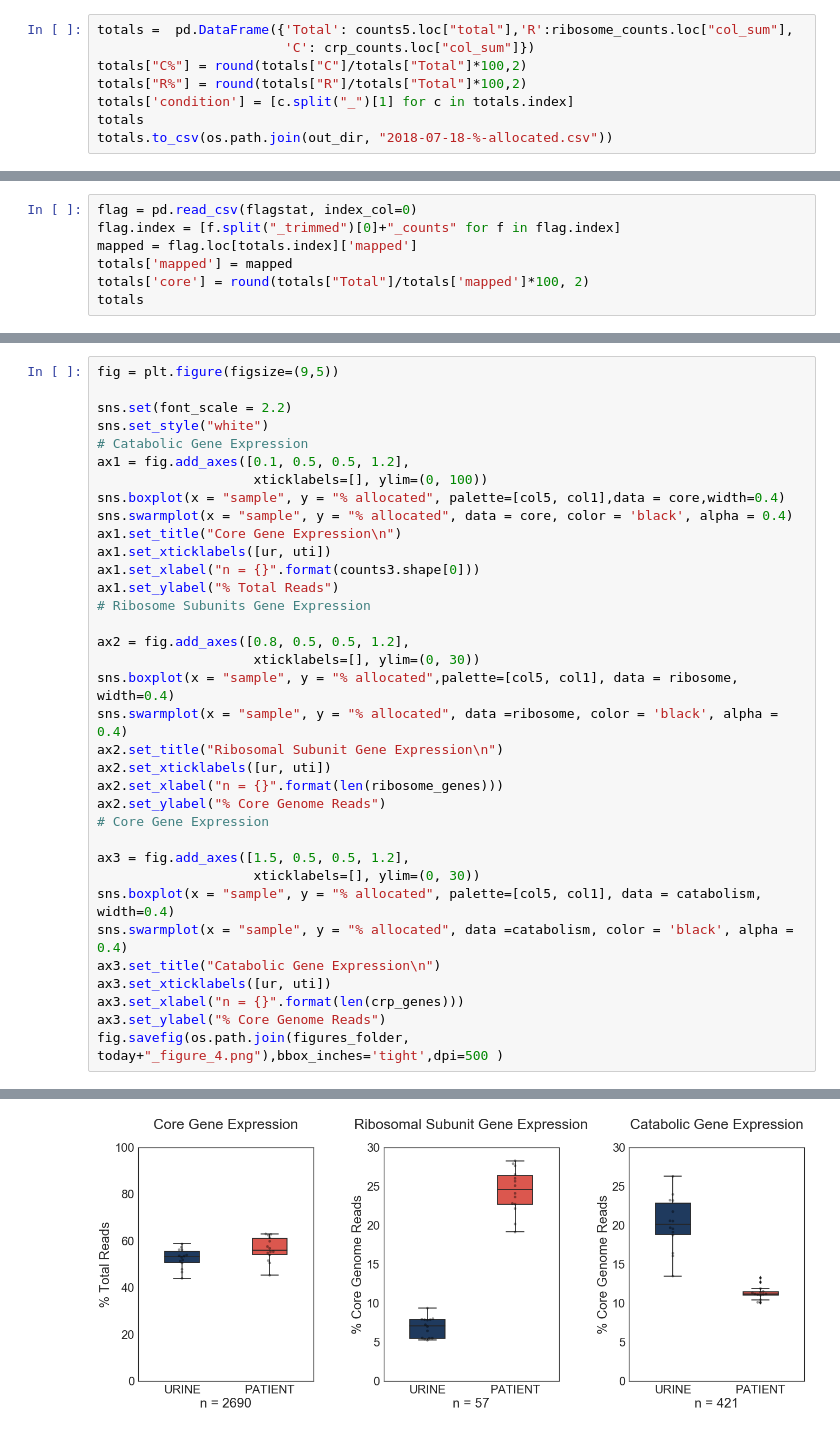
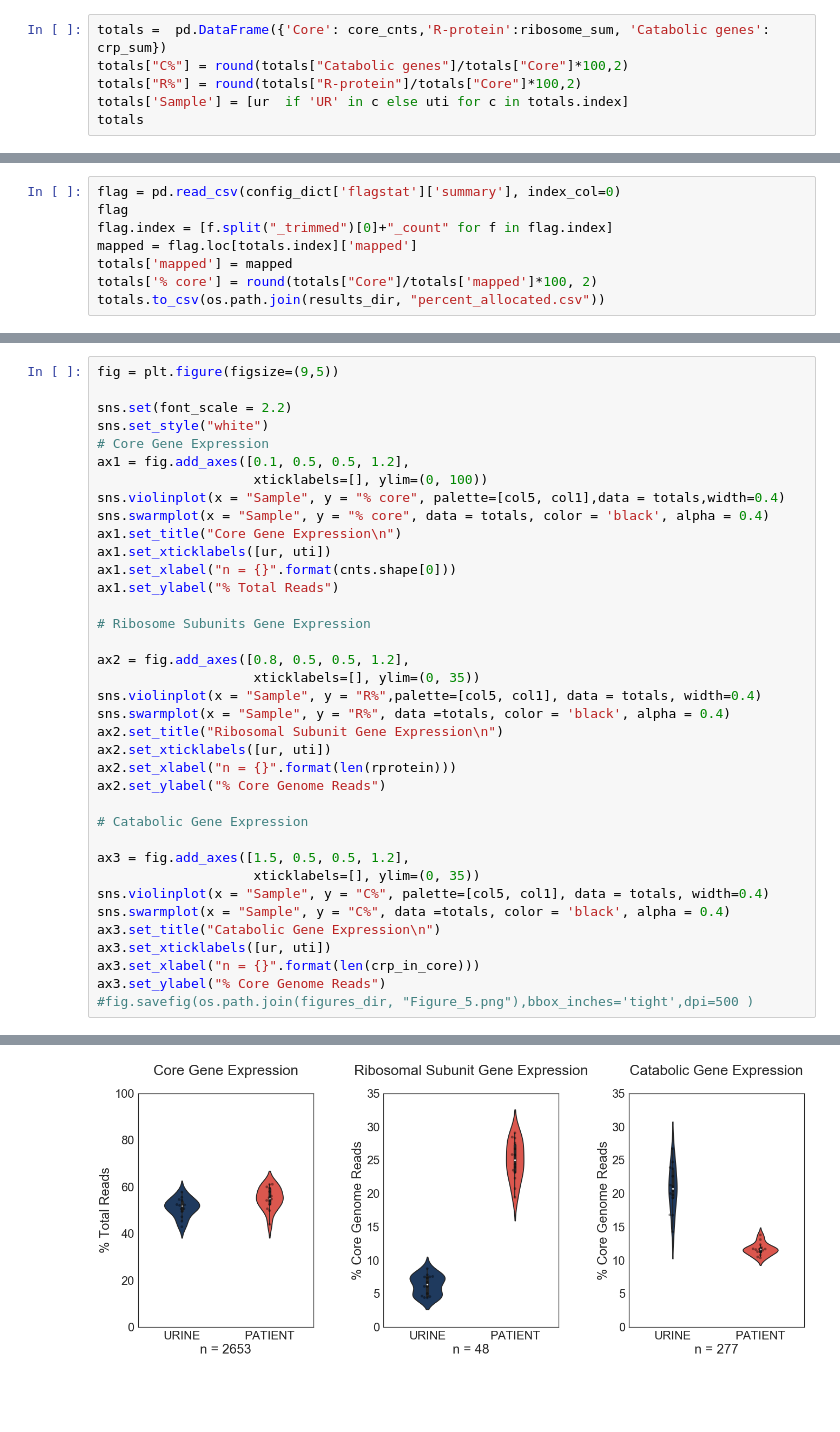
Before and after one commit to ASintsova/HUTI-RNAseq, a Jupyter notebook: analysis/resource_reallocation/resource_reallocation.ipynb, the cells around one changed output, grey strips where cells are left out. Saved outputs shown, nothing was run; the diff lists cells and outputs as text; blank space fills up the shorter version.

```diff
--- a/analysis/resource_reallocation/resource_reallocation.ipynb
+++ b/analysis/resource_reallocation/resource_reallocation.ipynb
@@ -120,8 +74,6 @@ Name: col_sum, dtype: float64
 # %%
-totals =  pd.DataFrame({'Total': counts5.loc["total"],'R':ribosome_counts.loc["col_sum"],
-                        'C': crp_counts.loc["col_sum"]})
-totals["C%"] = round(totals["C"]/totals["Total"]*100,2)
-totals["R%"] = round(totals["R"]/totals["Total"]*100,2)
-totals['condition'] = [c.split("_")[1] for c in totals.index]
+totals =  pd.DataFrame({'Core': core_cnts,'R-protein':ribosome_sum, 'Catabolic genes': crp_sum})
+totals["C%"] = round(totals["Catabolic genes"]/totals["Core"]*100,2)
+totals["R%"] = round(totals["R-protein"]/totals["Core"]*100,2)
+totals['Sample'] = [ur  if 'UR' in c else uti for c in totals.index]
 totals
-totals.to_csv(os.path.join(out_dir, "2018-07-18-%-allocated.csv"))
@@ -134,7 +98,8 @@ array([<matplotlib.axes._subplots.AxesSubplot object at 0x...>,
 # %%
-flag = pd.read_csv(flagstat, index_col=0)
-flag.index = [f.split("_trimmed")[0]+"_counts" for f in flag.index]
+flag = pd.read_csv(config_dict['flagstat']['summary'], index_col=0)
+flag
+flag.index = [f.split("_trimmed")[0]+"_count" for f in flag.index]
 mapped = flag.loc[totals.index]['mapped']
 totals['mapped'] = mapped
-totals['core'] = round(totals["Total"]/totals['mapped']*100, 2)
-totals
+totals['% core'] = round(totals["Core"]/totals['mapped']*100, 2)
+totals.to_csv(os.path.join(results_dir, "percent_allocated.csv"))
@@ -193,34 +108,36 @@ fig = plt.figure(figsize=(9,5))
 
 sns.set(font_scale = 2.2)
 sns.set_style("white")
-# Catabolic Gene Expression
+# Core Gene Expression
 ax1 = fig.add_axes([0.1, 0.5, 0.5, 1.2],
                     xticklabels=[], ylim=(0, 100))
-sns.boxplot(x = "sample", y = "% allocated", palette=[col5, col1],data = core,width=0.4)
-sns.swarmplot(x = "sample", y = "% allocated", data = core, color = 'black', alpha = 0.4)
+sns.violinplot(x = "Sample", y = "% core", palette=[col5, col1],data = totals,width=0.4)
+sns.swarmplot(x = "Sample", y = "% core", data = totals, color = 'black', alpha = 0.4)
 ax1.set_title("Core Gene Expression\n")
 ax1.set_xticklabels([ur, uti])
-ax1.set_xlabel("n = {}".format(counts3.shape[0]))
+ax1.set_xlabel("n = {}".format(cnts.shape[0]))
 ax1.set_ylabel("% Total Reads")
+
 # Ribosome Subunits Gene Expression
 
 ax2 = fig.add_axes([0.8, 0.5, 0.5, 1.2],
-                    xticklabels=[], ylim=(0, 30))
-sns.boxplot(x = "sample", y = "% allocated",palette=[col5, col1], data = ribosome, width=0.4)
-sns.swarmplot(x = "sample", y = "% allocated", data =ribosome, color = 'black', alpha = 0.4)
+                    xticklabels=[], ylim=(0, 35))
+sns.violinplot(x = "Sample", y = "R%",palette=[col5, col1], data = totals, width=0.4)
+sns.swarmplot(x = "Sample", y = "R%", data =totals, color = 'black', alpha = 0.4)
 ax2.set_title("Ribosomal Subunit Gene Expression\n")
 ax2.set_xticklabels([ur, uti])
-ax2.set_xlabel("n = {}".format(len(ribosome_genes)))
+ax2.set_xlabel("n = {}".format(len(rprotein)))
 ax2.set_ylabel("% Core Genome Reads")
-# Core Gene Expression
+
+# Catabolic Gene Expression
 
 ax3 = fig.add_axes([1.5, 0.5, 0.5, 1.2],
-                    xticklabels=[], ylim=(0, 30))
-sns.boxplot(x = "sample", y = "% allocated", palette=[col5, col1], data = catabolism, width=0.4)
-sns.swarmplot(x = "sample", y = "% allocated", data =catabolism, color = 'black', alpha = 0.4)
+                    xticklabels=[], ylim=(0, 35))
+sns.violinplot(x = "Sample", y = "C%", palette=[col5, col1], data = totals, width=0.4)
+sns.swarmplot(x = "Sample", y = "C%", data =totals, color = 'black', alpha = 0.4)
 ax3.set_title("Catabolic Gene Expression\n")
 ax3.set_xticklabels([ur, uti])
-ax3.set_xlabel("n = {}".format(len(crp_genes)))
+ax3.set_xlabel("n = {}".format(len(crp_in_core)))
 ax3.set_ylabel("% Core Genome Reads")
-fig.savefig(os.path.join(figures_folder, today+"_figure_4.png"),bbox_inches='tight',dpi=500 )
+#fig.savefig(os.path.join(figures_dir, "Figure_5.png"),bbox_inches='tight',dpi=500 )
 # %% [output]
@@ -227 +145 @@ fig.savefig(os.path.join(figures_folder, today+"_figure_4.png"),bbox_inches='tig
-[figure, old version]
+[figure, new version]
```
Also changed, not shown: parts of 26 cells of this notebook, 4 other files.
